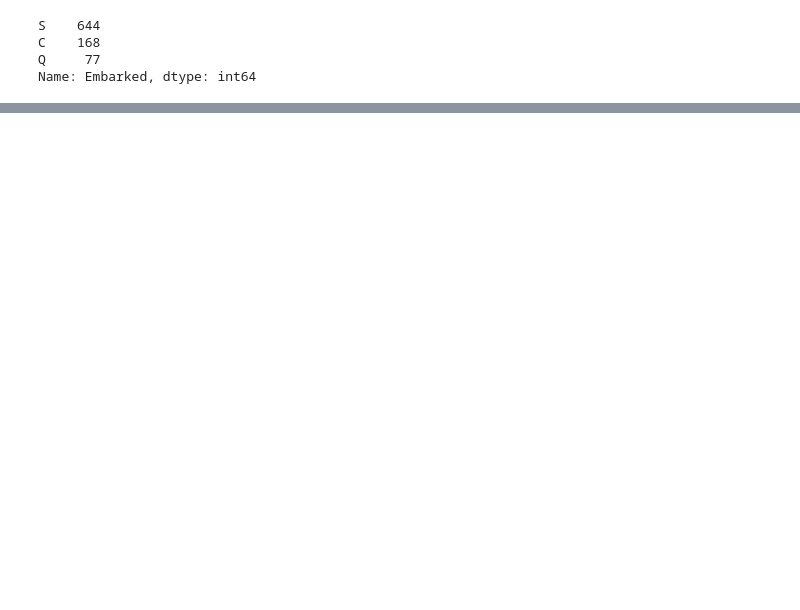
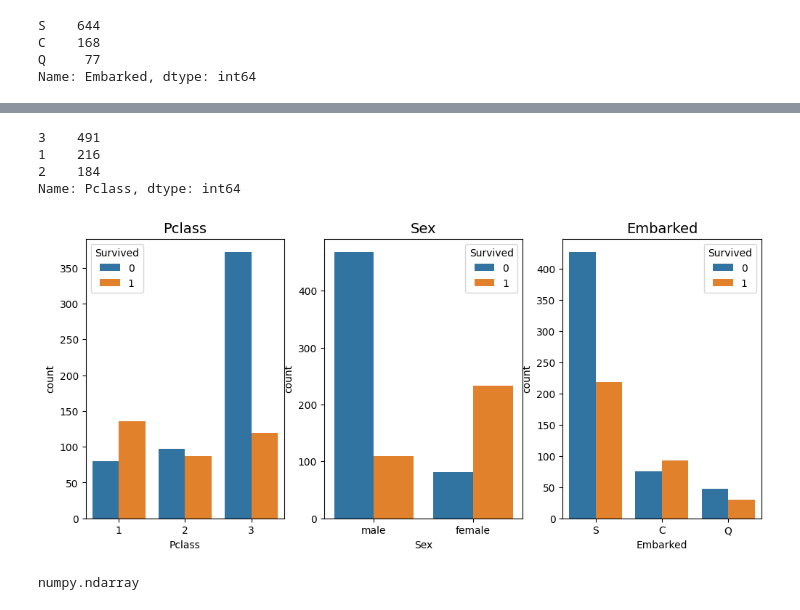
Before and after one commit to asepmuhidin/research, a Jupyter notebook: cla_KNN.ipynb, the cells around one changed output, grey strips where cells are left out. Drawn from its saved outputs; the diff is of its cells as text; code cells hidden in the pictures; blank space fills up the shorter version.

```diff
--- a/cla_KNN.ipynb
+++ b/cla_KNN.ipynb
@@ -80,0 +101,3 @@ dtype: int64
+# %%
+mean_age=df.Age.mean()
+mean_age
@@ -81,3 +106,5 @@ dtype: int64
+# %%
+df.Age.fillna(mean_age,inplace=True)
 # %%
 df.Embarked.value_counts()
 # %% [output]
@@ -85,3 +112,5 @@ S    644
 C    168
 Q     77
 Name: Embarked, dtype: int64
+# %%
+df.Embarked.fillna('S',inplace=True)
@@ -87,0 +134,21 @@ Name: Embarked, dtype: int64
+# %%
+df.Pclass.value_counts()
+# %% [output]
+3    491
+1    216
+2    184
+Name: Pclass, dtype: int64
+# %%
+col_cate=['Pclass','Sex','Embarked']
+# %%
+fig,axes=plt.subplots(1,3, figsize=(12,5))
+axes=axes.flatten()
+for cate,axs in zip(col_cate,axes):
+  axs.set_title(cate,fontsize=14)
+  sn.countplot(x=cate,data=df, ax=axs,hue='Survived')
+# %% [output]
+[figure, added]
+# %%
+type(axes)
+# %% [output]
+numpy.ndarray
```
Also changed, not shown: parts of 6 cells of this notebook.
